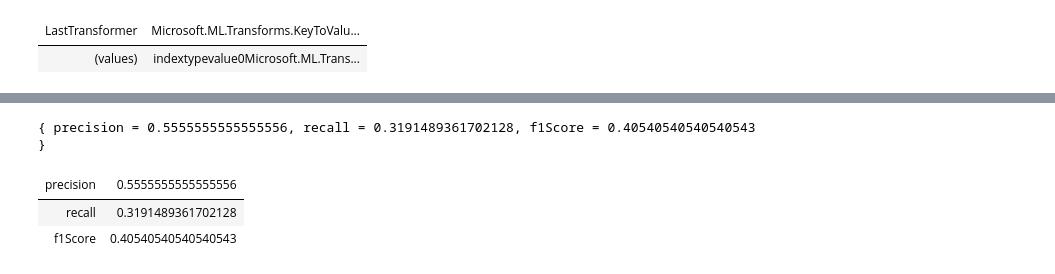
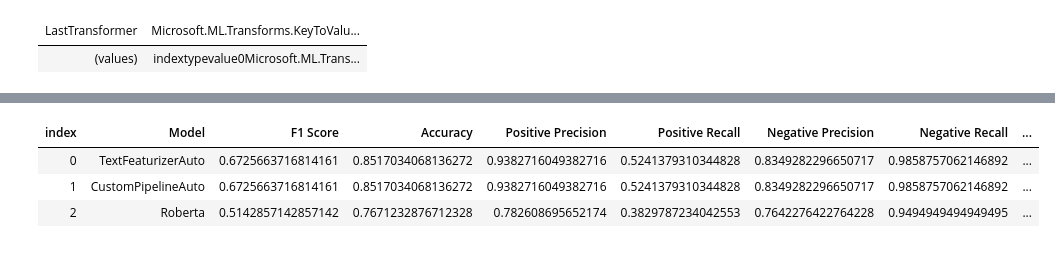
Before and after one commit to IntegerMan/GitStractorCommitClassification, a Jupyter notebook: TextClassification.ipynb, the cells around one changed output, grey strips where cells are left out. Saved outputs shown, nothing was run; the diff lists cells and outputs as text; code cells hidden in the pictures.

Commit message:
Added models

```diff
--- a/TextClassification.ipynb
+++ b/TextClassification.ipynb
@@ -98,3 +96,10 @@ MattEland.ML.DataFrames.DataFrameColumnTypes
 | Numeric | [ WorkItems, TotalFiles, Modified... |
 | Categorical | [ IsMerge, HasAddedFiles, HasDele... |
 | Excluded | [ Label ] |
+# %%
+// Create a custom model tracker to record the various experiments we run
+BinaryClassificationModelTracker modelTracker = new();
+
+// Although the metric we probably care the most about is the Precision, we're going to focus on F1 Score during model training in order to encourage discovering the most balanced models between precision and recall
+modelTracker.DefaultMetric = BinaryClassificationMetric.F1Score;
+modelTracker
@@ -311,14 +340,20 @@ double tp = evalResults.ConfusionMatrix.GetCountForClassPair(1, 1);
 double tn = evalResults.ConfusionMatrix.GetCountForClassPair(0, 0);
 double fp = evalResults.ConfusionMatrix.GetCountForClassPair(1, 0);
 double fn = evalResults.ConfusionMatrix.GetCountForClassPair(0, 1);
-
-double precision = tp / (tp + fp);
-double recall = tp / (tp + fn);
-double f1Score = 2 * (precision * recall) / (precision + recall);
-
-new {precision, recall, f1Score}
-# %% [output]
-{ precision = 0.5555555555555556, recall = 0.3191489361702128, f1Score = 0.40540540540540543 }
-| precision | 0.5555555555555556 |
-| recall | 0.3191489361702128 |
-| f1Score | 0.40540540540540543 |
+# %%
+// Save the model
+context.Model.Save(model, split.TrainSet.Schema, "models/Roberta.zip");
+
+// Calculate raw counts
+double tp = evalResults.ConfusionMatrix.GetCountForClassPair(1, 1);
+double tn = evalResults.ConfusionMatrix.GetCountForClassPair(0, 0);
+double fp = evalResults.ConfusionMatrix.GetCountForClassPair(1, 0);
+double fn = evalResults.ConfusionMatrix.GetCountForClassPair(0, 1);
+
+// Record the model
+modelTracker.Register("Roberta", tp, fn, fp, tn).ToDataFrame()
+# %% [output]
+| index | Model | F1 Score | Accuracy | Positive Precision | Positive Recall | Negative Precision | Negative Recall | ... |
+| 0 | TextFeaturizerAuto | 0.6725663716814161 | 0.8517034068136272 | 0.9382716049382716 | 0.5241379310344828 | 0.8349282296650717 | 0.9858757062146892 | ... |
+| 1 | CustomPipelineAuto | 0.6725663716814161 | 0.8517034068136272 | 0.9382716049382716 | 0.5241379310344828 | 0.8349282296650717 | 0.9858757062146892 | ... |
+| 2 | Roberta | 0.5142857142857142 | 0.7671232876712328 | 0.782608695652174 | 0.3829787234042553 | 0.7642276422764228 | 0.9494949494949495 | ... |
```
Also changed, not shown: parts of 17 cells of this notebook, 4 other files.
